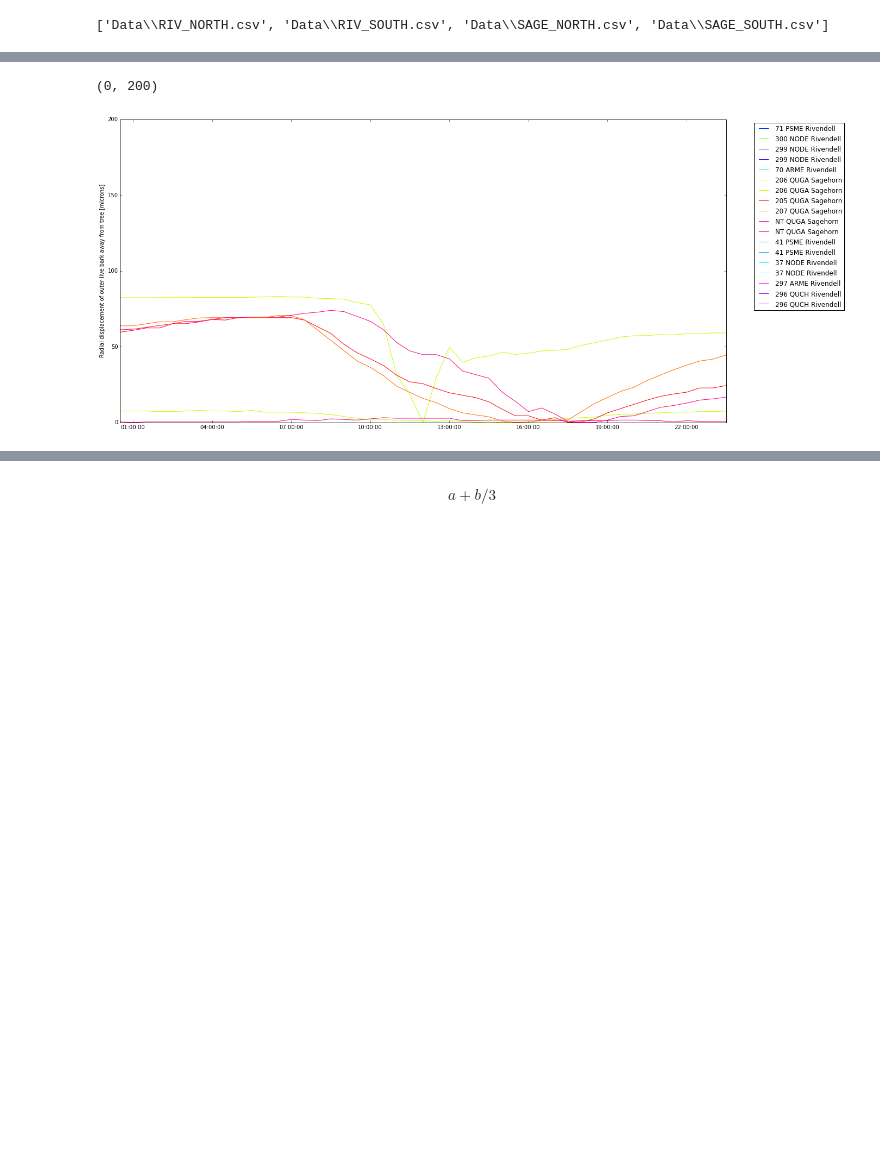
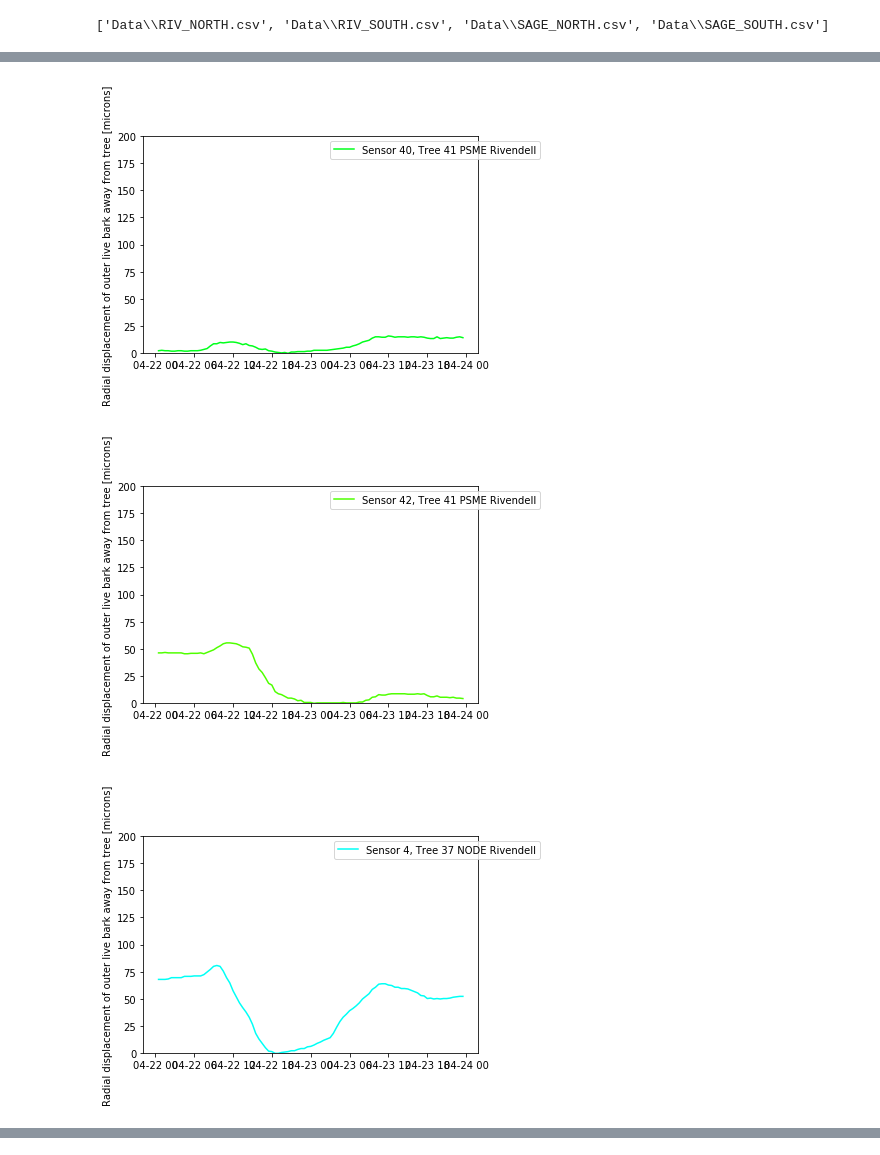
Before and after one commit to jessehahm/Piston-Dendrometer, a Jupyter notebook: Piston Dendrometer.ipynb, the cells around one changed output, grey strips where cells are left out. Saved outputs shown, nothing was run; the diff lists cells and outputs as text; code cells hidden in the pictures; blank space fills up the shorter version.

Commit message:
new rivendell data

```diff
--- a/Piston Dendrometer.ipynb
+++ b/Piston Dendrometer.ipynb
@@ -47,3 +48,4 @@ Site = dict(zip(metadata['Micron Displacement DSID'], metadata['Site'] ))
 Slope = dict(zip(metadata['Micron Displacement DSID'], metadata['Slope'] ))
 Species = dict(zip(metadata['Micron Displacement DSID'], metadata['Species'] ))
 Tree = dict(zip(metadata['Micron Displacement DSID'], metadata['Tree #'] ))
+Sensor = dict(zip(metadata['Micron Displacement DSID'], metadata['Sensor ID'] ))
@@ -64,8 +67,12 @@ radiusTrimmed.plot()
 # %%
 #%% SPECIFY TIME RANGE OF SERIES
-startDateTime = pd.to_datetime('2016-09-16 00:00:00')
-stopDateTime = pd.to_datetime('2016-09-17 00:00:00')
-radiusTR = radiusTrimmed[(pd.to_datetime(radius.index) > startDateTime) &
+startDateTime = pd.to_datetime('2017-04-22 00:00:00')
+stopDateTime = pd.to_datetime('2017-04-24 00:00:00')
+
+# startDateTime = pd.to_datetime('2024-07-11 00:00:00')
+# stopDateTime = pd.to_datetime('2024-07-13 00:00:00')
+
+radiusTR = radius[(pd.to_datetime(radius.index) > startDateTime) &
                 (pd.to_datetime(radius.index) < stopDateTime)]
 # %%
 radiusTR.tail()
@@ -101,26 +109,31 @@ radiusZeroed =  radiusTR-radiusMin
 # %%
 # fig, ax = plt.subplots(2, sharex=True, figsize=(17, 22))
 
-fig = plt.figure(figsize=(20,10))
+fig = plt.figure()
 # Get unique names of species
-uniq = list(set(metadata['Tree #']))
+uniq = list(set(metadata['Sensor ID']))
 
 # Set the color map to match the number of species
 # z = range(1,len(uniq))
 hot = plt.get_cmap('hot')
 cNorm  = colors.Normalize(vmin=0, vmax=len(uniq))
 scalarMap = cmx.ScalarMappable(norm=cNorm, cmap=plt.get_cmap('hsv') )
 
 
 for column in radiusZeroed:
 #         plt.figure()
-    ax = plt.plot(radiusZeroed.index, radiusZeroed[column],
-             color=scalarMap.to_rgba(uniq.index(Tree[column])),
-             label = (Tree[column] + ' ' + Species[column] + ' ' + Site[column]))
-    plt.legend(bbox_to_anchor=(1.2, 1))
-plt.ylabel('Radial displacement of outer live bark away from tree [microns]')
-plt.ylim([0,200])
-#plt.savefig('pistonDendroDiurnal.pdf', format='pdf', bbox_inches='tight')
+    if Site[column] == 'Rivendell':
+        if Slope[column]=='N':
+            label=('Sensor ' + Sensor[column] + ', Tree '+Tree[column] + ' ' + Species[column] + ' ' + Site[column])
+            ax = plt.plot(radiusZeroed.index, radiusZeroed[column],
+                     color=scalarMap.to_rgba(uniq.index(Sensor[column])),
+                     label = label)
+            plt.legend(bbox_to_anchor=(1.2, 1))
+            plt.ylabel('Radial displacement of outer live bark away from tree [microns]')
+            plt.ylim([0,200])
+            plt.savefig('Figs/FinalDiagnostic/'+label+'.pdf', format='pdf', bbox_inches='tight')
+            plt.show()
 # %% [output]
-(0, 200)
-[figure, old version]
+[figure, new version]
+[figure, added]
+[figure, added]
@@ -127,2 +144,0 @@ plt.ylim([0,200])
-# %% [markdown]
-$$a + b / 3$$
```
Also changed, not shown: parts of 7 cells of this notebook, 23 other files.
